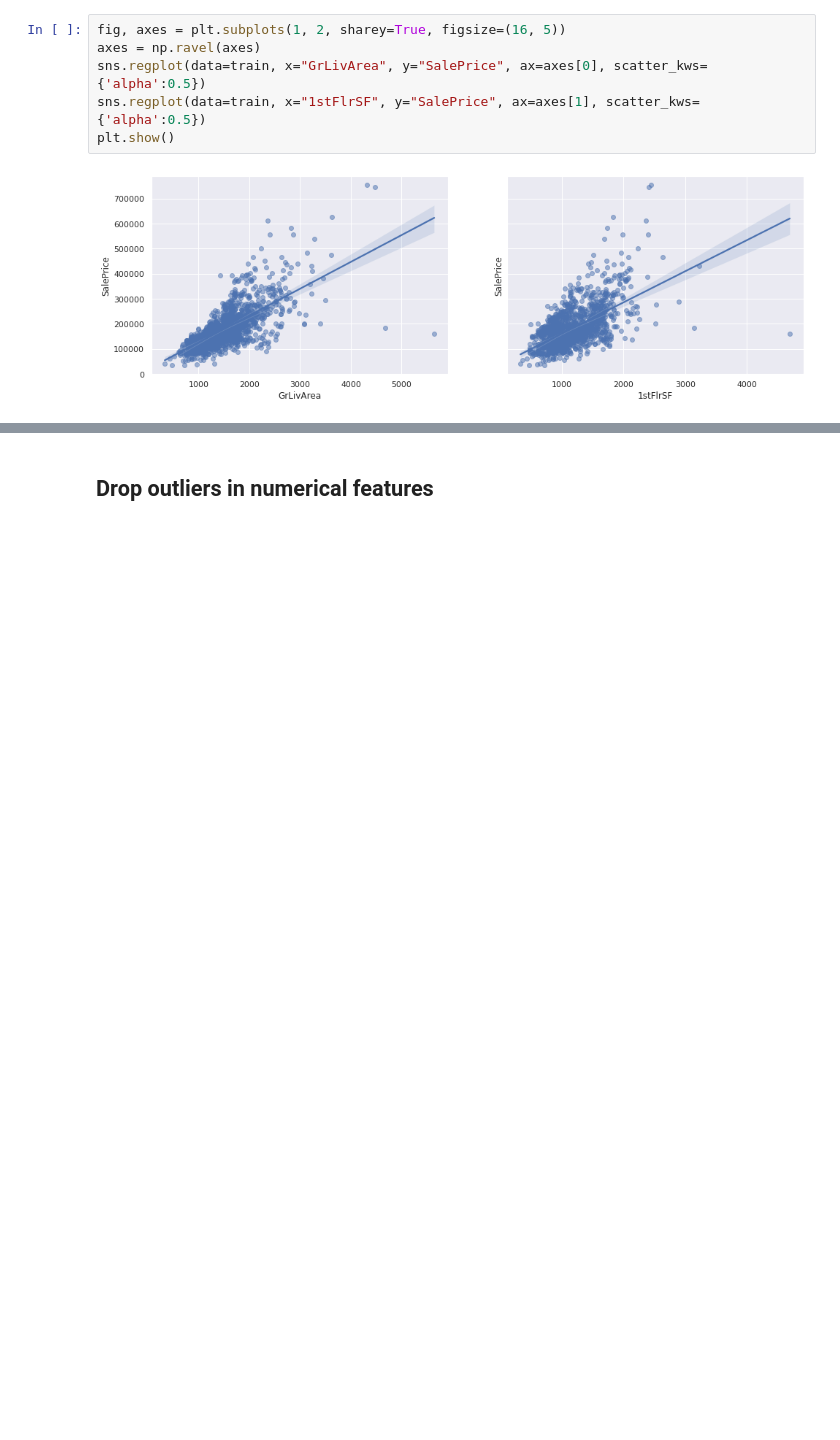
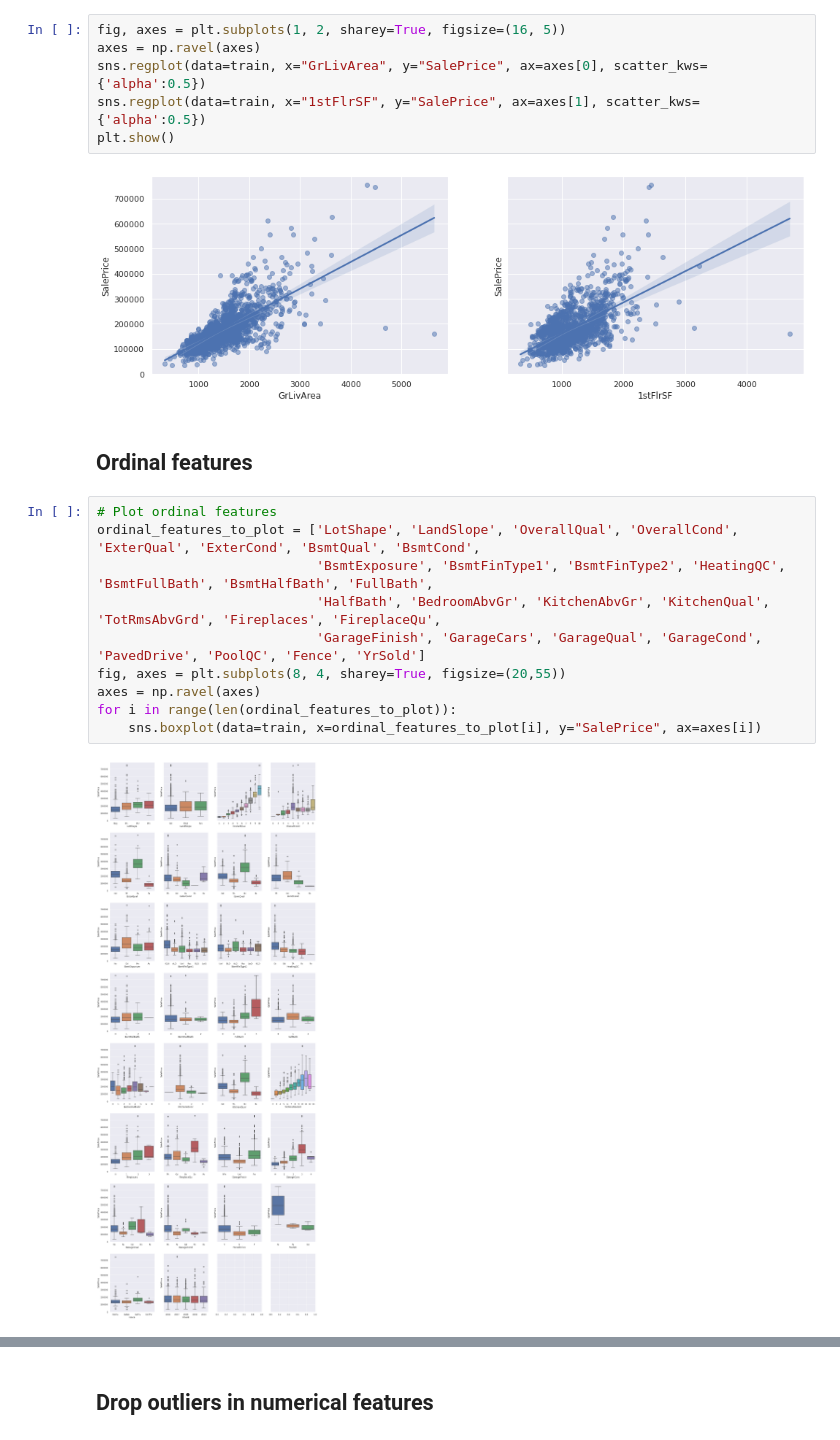
Before and after one commit to nguyenhaidang94/HousePricePrediction, a Jupyter notebook: which_factors_influence_house_price.ipynb, the cells around one changed output, grey strips where cells are left out. Cells and saved outputs as stored; diff of their text form; blank space fills up the shorter version.

Commit message:
Add analysis for ordinal and categorical features

```diff
--- a/which_factors_influence_house_price.ipynb
+++ b/which_factors_influence_house_price.ipynb
@@ -108,3 +638,17 @@ sns.regplot(data=train, x="1stFlrSF", y="SalePrice", ax=axes[1], scatter_kws={'a
 plt.show()
 # %% [output]
 [figure]
+# %% [markdown]
+## Ordinal features
+# %%
+# Plot ordinal features
+ordinal_features_to_plot = ['LotShape', 'LandSlope', 'OverallQual', 'OverallCond', 'ExterQual', 'ExterCond', 'BsmtQual', 'BsmtCond',
+                            'BsmtExposure', 'BsmtFinType1', 'BsmtFinType2', 'HeatingQC', 'BsmtFullBath', 'BsmtHalfBath', 'FullBath',
+                            'HalfBath', 'BedroomAbvGr', 'KitchenAbvGr', 'KitchenQual', 'TotRmsAbvGrd', 'Fireplaces', 'FireplaceQu',
+                            'GarageFinish', 'GarageCars', 'GarageQual', 'GarageCond', 'PavedDrive', 'PoolQC', 'Fence', 'YrSold']
+fig, axes = plt.subplots(8, 4, sharey=True, figsize=(20,55))
+axes = np.ravel(axes)
+for i in range(len(ordinal_features_to_plot)):
+    sns.boxplot(data=train, x=ordinal_features_to_plot[i], y="SalePrice", ax=axes[i])
+# %% [output]
+[figure, added]
```
Also changed, not shown: parts of 16 cells of this notebook.
